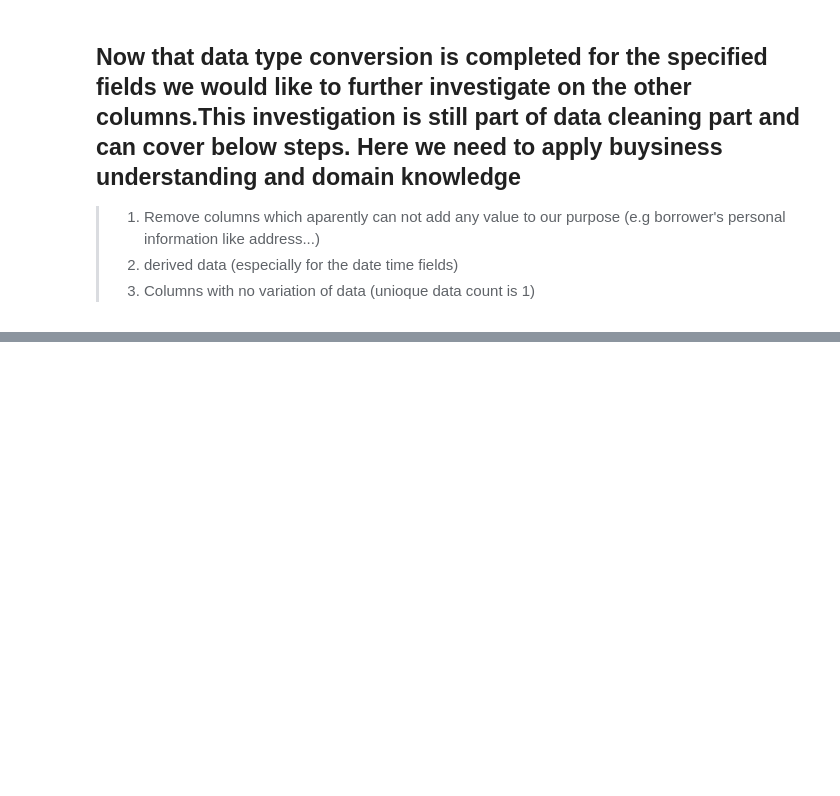
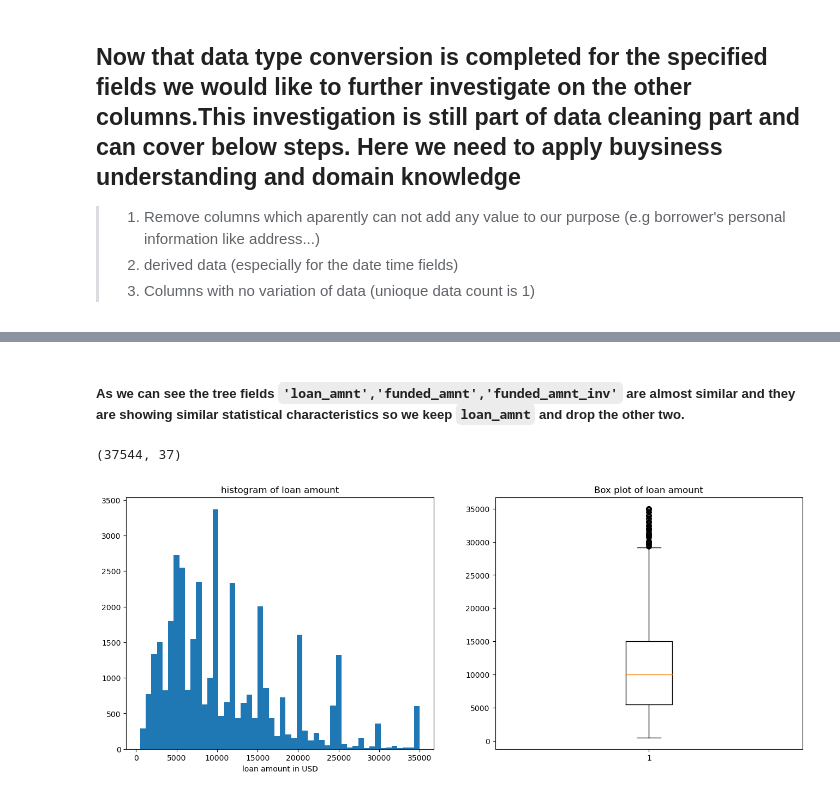
Before and after one commit to Sayak86/LendingClub, a Jupyter notebook: Credit Risk Analysis.ipynb, the cells around one changed output, grey strips where cells are left out. Saved outputs shown, nothing was run; the diff lists cells and outputs as text; code cells hidden in the pictures; blank space fills up the shorter version.

```diff
--- a/Credit Risk Analysis.ipynb
+++ b/Credit Risk Analysis.ipynb
@@ -313,0 +471,3 @@ Name: loan_status, Length: 39717, dtype: object
+# %%
+loan = loan[ ~ (loan['loan_status'] == 'Current') ]
+loan.shape
@@ -313,0 +476,3 @@ Name: loan_status, Length: 39717, dtype: object
+# %%
+# Since more than 1000 records are deleted we would like to reset the index
+loan.reset_index(inplace=True,drop=True)
@@ -313,0 +490,4 @@ Name: loan_status, Length: 39717, dtype: object
+# %%
+# Set Matplotlib theme
+print(plt.style.available)
+plt.style.use = 'Solarize_Light2'
@@ -313,0 +509,23 @@ Name: loan_status, Length: 39717, dtype: object
+# %% [markdown]
+##### As we can see the tree fields `'loan_amnt','funded_amnt','funded_amnt_inv'` are almost similar and they are showing similar statistical characteristics so we keep `loan_amnt` and drop the other two.
+# %%
+loan.drop(labels=['funded_amnt','funded_amnt_inv'],axis=1,inplace=True)
+loan.shape
+# %% [output]
+(37544, 37)
+# %%
+# Continoius field -  loan_amnt
+# Draw a subplot to fit histogram and box chart on loan_amnt
+fig,ax = plt.subplots(nrows=1,ncols=2,sharex=False,sharey=False)
+fig.set_size_inches(16,6)
+
+
+ax[0].hist(loan['loan_amnt'],50)
+ax[0].title.set_text('histogram of loan amount')
+ax[0].set_xlabel('loan amount in USD')
+
+ax[1].boxplot(loan['loan_amnt'])
+ax[1].title.set_text('Box plot of loan amount')
+plt.show()
+# %% [output]
+[figure, added]
```
Also changed, not shown: parts of 111 cells of this notebook, 1 other file.
